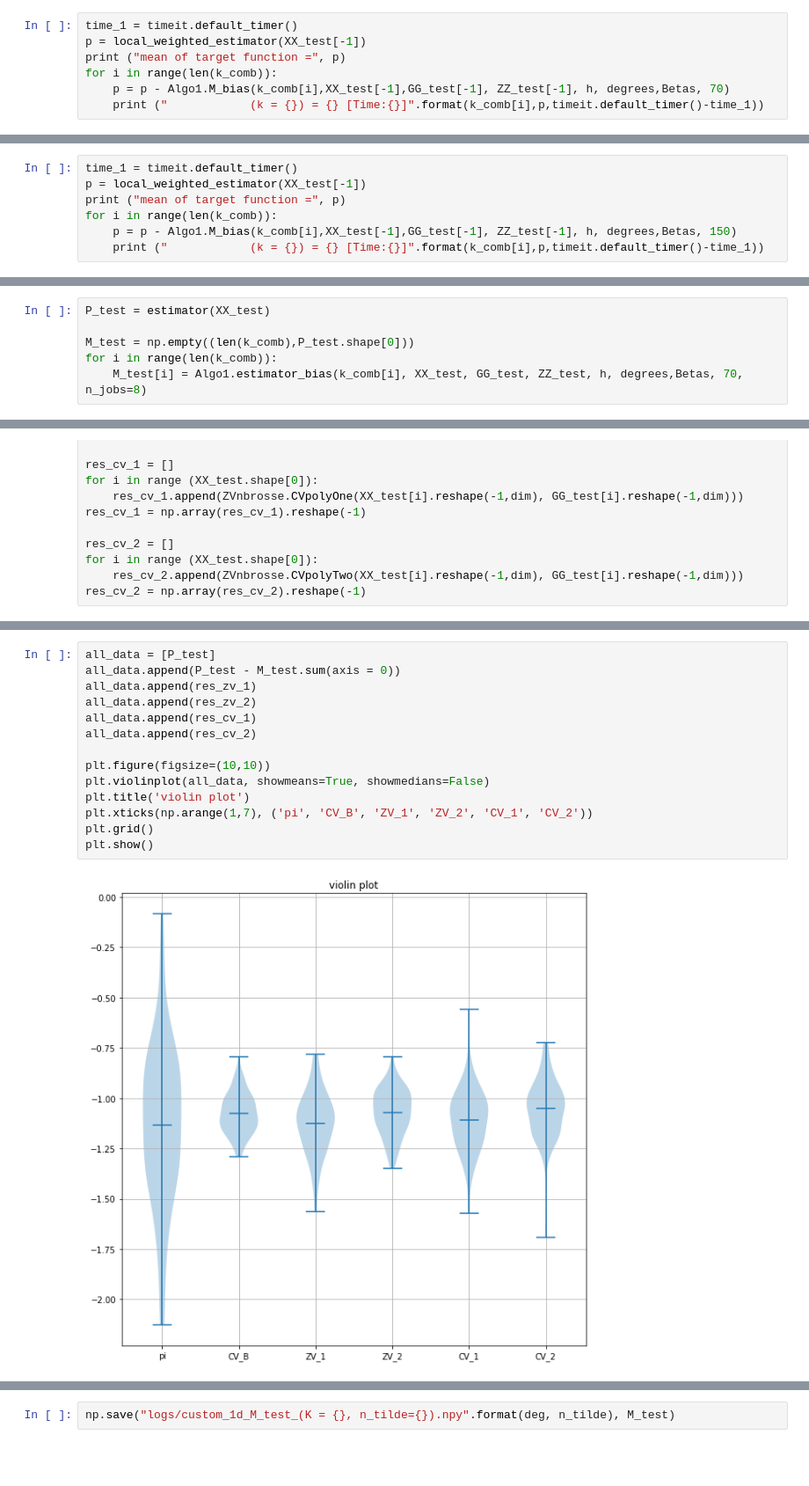
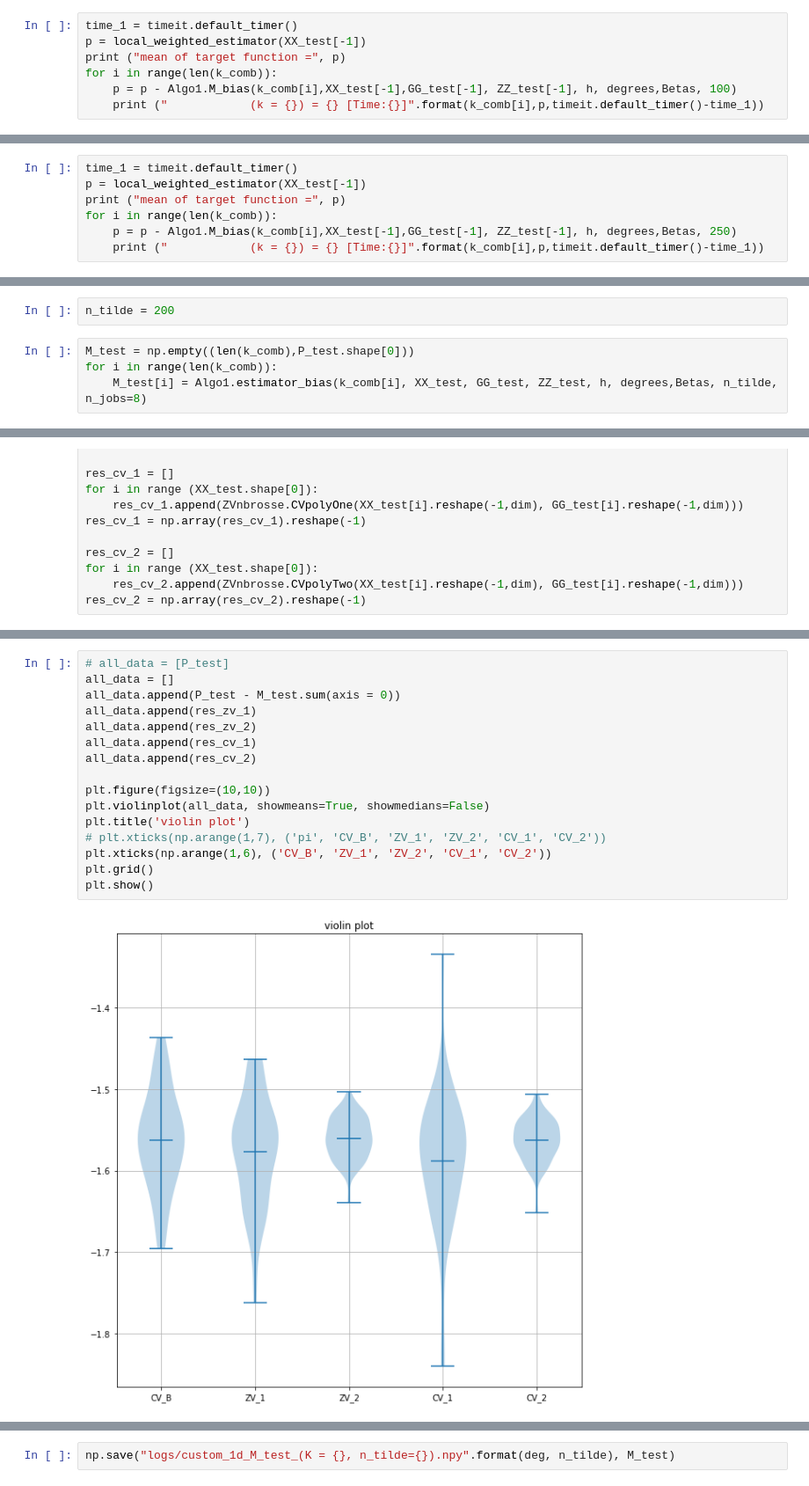
Before and after one commit to ShagadatovNurlan/VR-MCMC, a Jupyter notebook: custom_1d.ipynb, the cells around one changed output, grey strips where cells are left out. Shown: that part at 88% size. Cells and saved outputs as stored; diff of their text form; blank space fills up the shorter version.

```diff
--- a/custom_1d.ipynb
+++ b/custom_1d.ipynb
@@ -118,6 +122,6 @@ time_1 = timeit.default_timer()
 p = local_weighted_estimator(XX_test[-1])
 print ("mean of target function =", p)
 for i in range(len(k_comb)):
-    p = p - Algo1.M_bias(k_comb[i],XX_test[-1],GG_test[-1], ZZ_test[-1], h, degrees,Betas, 70)
+    p = p - Algo1.M_bias(k_comb[i],XX_test[-1],GG_test[-1], ZZ_test[-1], h, degrees,Betas, 100)
     print ("            (k = {}) = {} [Time:{}]".format(k_comb[i],p,timeit.default_timer()-time_1))
 # %% [output]
@@ -129,6 +132,6 @@ time_1 = timeit.default_timer()
 p = local_weighted_estimator(XX_test[-1])
 print ("mean of target function =", p)
 for i in range(len(k_comb)):
-    p = p - Algo1.M_bias(k_comb[i],XX_test[-1],GG_test[-1], ZZ_test[-1], h, degrees,Betas, 150)
+    p = p - Algo1.M_bias(k_comb[i],XX_test[-1],GG_test[-1], ZZ_test[-1], h, degrees,Betas, 250)
     print ("            (k = {}) = {} [Time:{}]".format(k_comb[i],p,timeit.default_timer()-time_1))
 # %% [output]
@@ -144,6 +144,6 @@ XX_test[6].shape
+# %%
+n_tilde = 200
 # %%
-P_test = estimator(XX_test)
-
 M_test = np.empty((len(k_comb),P_test.shape[0]))
 for i in range(len(k_comb)):
-    M_test[i] = Algo1.estimator_bias(k_comb[i], XX_test, GG_test, ZZ_test, h, degrees,Betas, 70, n_jobs=8)
+    M_test[i] = Algo1.estimator_bias(k_comb[i], XX_test, GG_test, ZZ_test, h, degrees,Betas, n_tilde, n_jobs=8)
@@ -203,19 +199,21 @@ plt.show()
 # %%
-all_data = [P_test]
+# all_data = [P_test]
+all_data = []
 all_data.append(P_test - M_test.sum(axis = 0))
 all_data.append(res_zv_1)
 all_data.append(res_zv_2)
 all_data.append(res_cv_1)
 all_data.append(res_cv_2)
 
 plt.figure(figsize=(10,10))
 plt.violinplot(all_data, showmeans=True, showmedians=False)
 plt.title('violin plot')
-plt.xticks(np.arange(1,7), ('pi', 'CV_B', 'ZV_1', 'ZV_2', 'CV_1', 'CV_2'))
+# plt.xticks(np.arange(1,7), ('pi', 'CV_B', 'ZV_1', 'ZV_2', 'CV_1', 'CV_2'))
+plt.xticks(np.arange(1,6), ('CV_B', 'ZV_1', 'ZV_2', 'CV_1', 'CV_2'))
 plt.grid()
 plt.show()
 # %% [output]
-[figure, old version]
+[figure, new version]
 # %%
 print ('          Variance of Pi = ',P_test.var(ddof = 1))
 for i in range(len(k_comb)):
```
Also changed, not shown: parts of 17 cells of this notebook, 4 other files.
